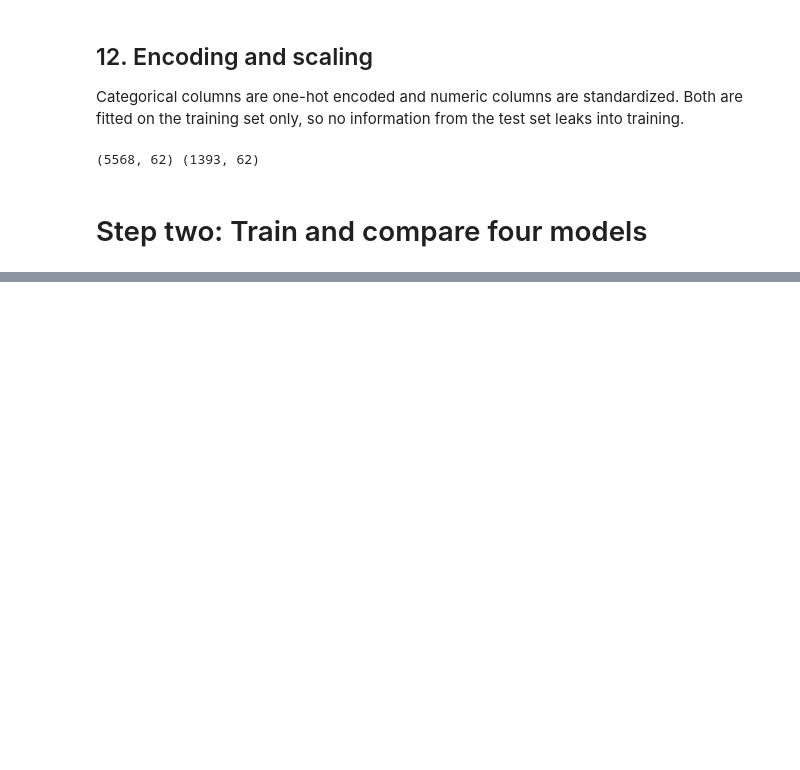
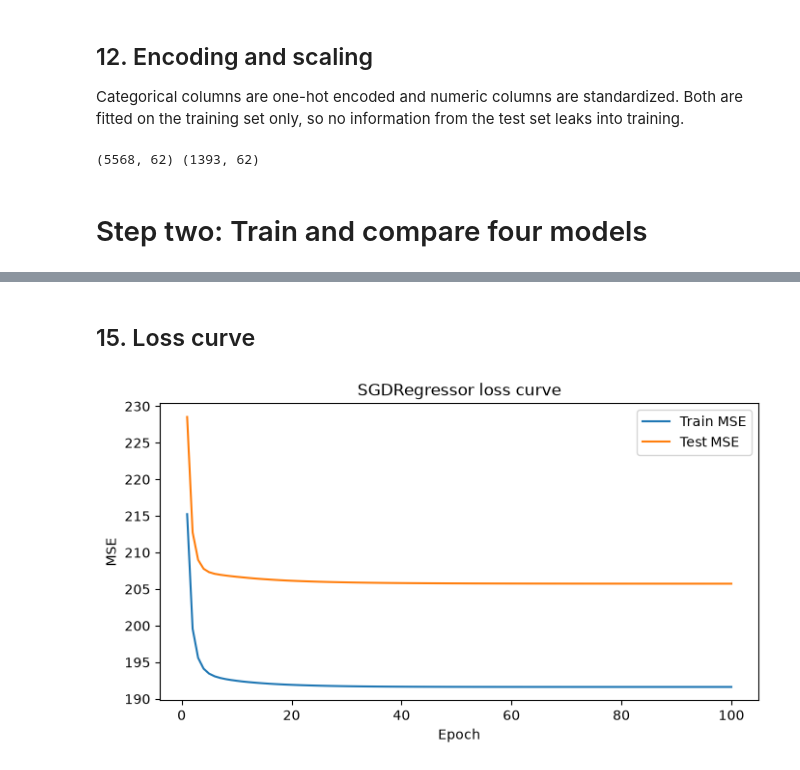
Before and after one commit to Eelaf-Adam/linear_regression_model, a Jupyter notebook: summative/linear_regression/multivariate.ipynb, the cells around one changed output, grey strips where cells are left out. Cells and saved outputs as stored; diff of their text form; code cells hidden in the pictures; blank space fills up the shorter version.

Commit message:
Train, compare 4 models and save best one

```diff
--- a/summative/linear_regression/multivariate.ipynb
+++ b/summative/linear_regression/multivariate.ipynb
@@ -161,0 +183,9 @@ print(X_train_ready.shape, X_test_ready.shape)
+# %%
+def train_sgd(eta0, alpha, epochs):
+    model = SGDRegressor(eta0=eta0, alpha=alpha, learning_rate="constant", random_state=42)
+    train_loss, test_loss = [], []
+    for epoch in range(epochs):
+        model.partial_fit(X_train_ready, y_train)
+        train_loss.append(mean_squared_error(y_train, model.predict(X_train_ready)))
+        test_loss.append(mean_squared_error(y_test, model.predict(X_test_ready)))
+    return model, train_loss, test_loss
@@ -161,0 +195,10 @@ print(X_train_ready.shape, X_test_ready.shape)
+# %%
+results = []
+for eta0 in [0.0001, 0.001, 0.01, 0.1]:
+    for alpha in [0.0001, 0.01, 1.0]:
+        model, train_loss, test_loss = train_sgd(eta0, alpha, 100)
+        for epochs in [10, 50, 100]:
+            results.append({"eta0": eta0, "alpha": alpha, "epochs": epochs, "test_mse": test_loss[epochs - 1]})
+
+tuning = pd.DataFrame(results).sort_values("test_mse")
+tuning
@@ -161,0 +208,16 @@ print(X_train_ready.shape, X_test_ready.shape)
+# %% [markdown]
+## 15. Loss curve
+# %%
+best = tuning.iloc[0]
+sgd, train_loss, test_loss = train_sgd(best["eta0"], best["alpha"], int(best["epochs"]))
+
+plt.figure(figsize=(8, 4))
+plt.plot(range(1, len(train_loss) + 1), train_loss, label="Train MSE")
+plt.plot(range(1, len(test_loss) + 1), test_loss, label="Test MSE")
+plt.xlabel("Epoch")
+plt.ylabel("MSE")
+plt.title("SGDRegressor loss curve")
+plt.legend()
+plt.show()
+# %% [output]
+[figure, added]
```
Also changed, not shown: parts of 20 cells of this notebook, 1 other file.
